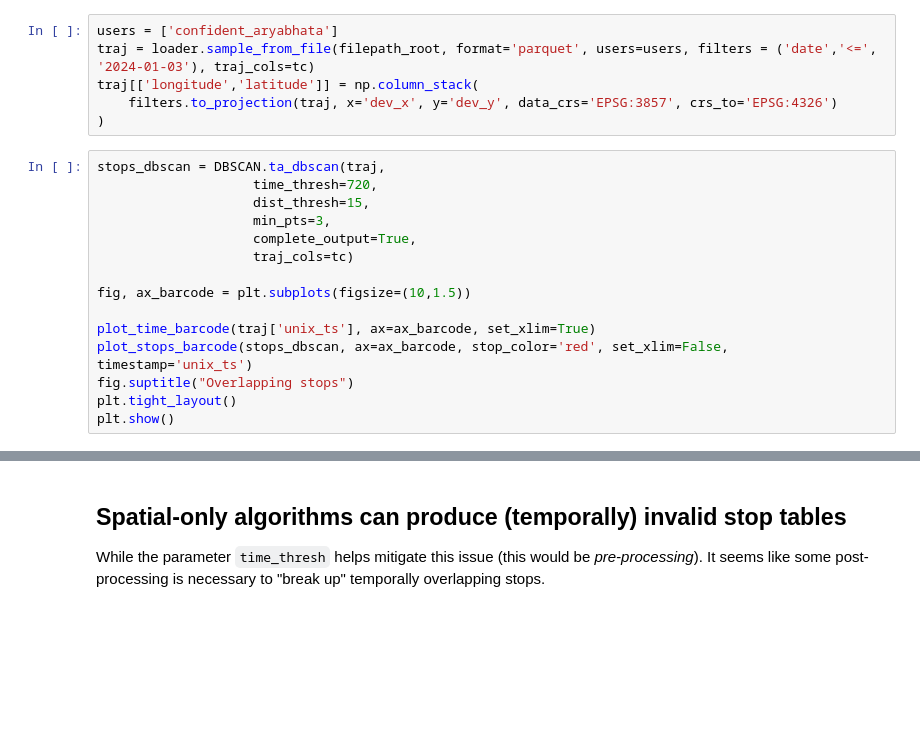
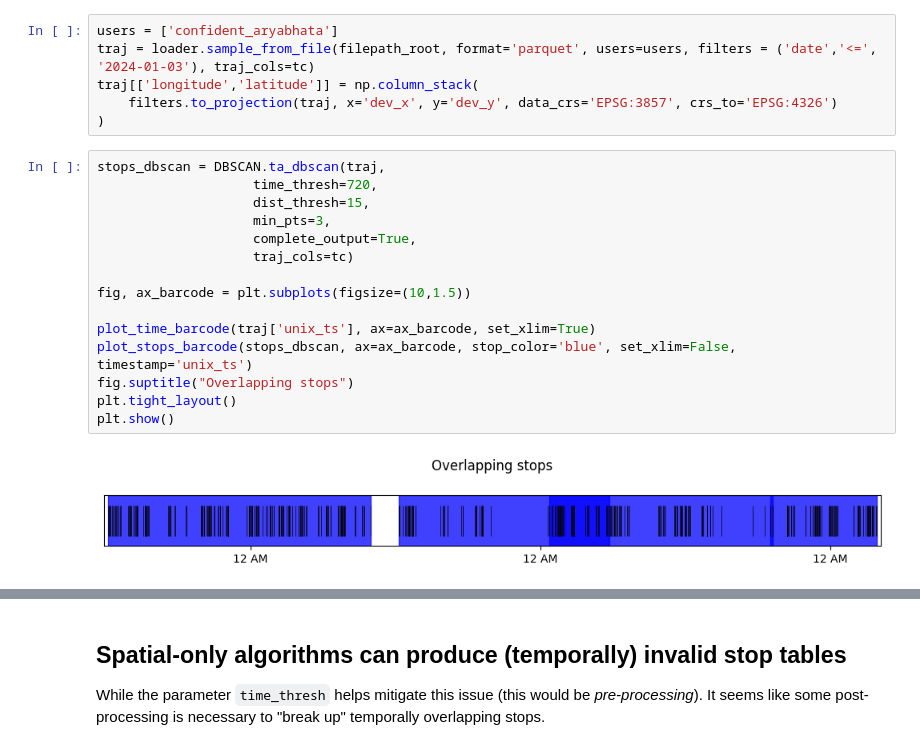
Before and after one commit to Watts-Lab/nomad, a Jupyter notebook: tutorials/IC2S2-2025/[3]stop-detection.ipynb, the cells around one changed output, grey strips where cells are left out. Saved outputs shown, nothing was run; the diff lists cells and outputs as text; blank space fills up the shorter version.

```diff
--- a/tutorials/IC2S2-2025/[3]stop-detection.ipynb
+++ b/tutorials/IC2S2-2025/[3]stop-detection.ipynb
@@ -245,18 +269,20 @@ traj[['longitude','latitude']] = np.column_stack(
 # %%
 stops_dbscan = DBSCAN.ta_dbscan(traj,
                     time_thresh=720,
                     dist_thresh=15,
                     min_pts=3,
                     complete_output=True,
                     traj_cols=tc)
 
 fig, ax_barcode = plt.subplots(figsize=(10,1.5))
 
 plot_time_barcode(traj['unix_ts'], ax=ax_barcode, set_xlim=True)
-plot_stops_barcode(stops_dbscan, ax=ax_barcode, stop_color='red', set_xlim=False, timestamp='unix_ts')
+plot_stops_barcode(stops_dbscan, ax=ax_barcode, stop_color='blue', set_xlim=False, timestamp='unix_ts')
 fig.suptitle("Overlapping stops")
 plt.tight_layout()
 plt.show()
+# %% [output]
+[figure, added]
 # %%
 import nomad.stop_detection.postprocessing as post
 
```
Also changed, not shown: parts of 15 cells of this notebook, 26 other files.
